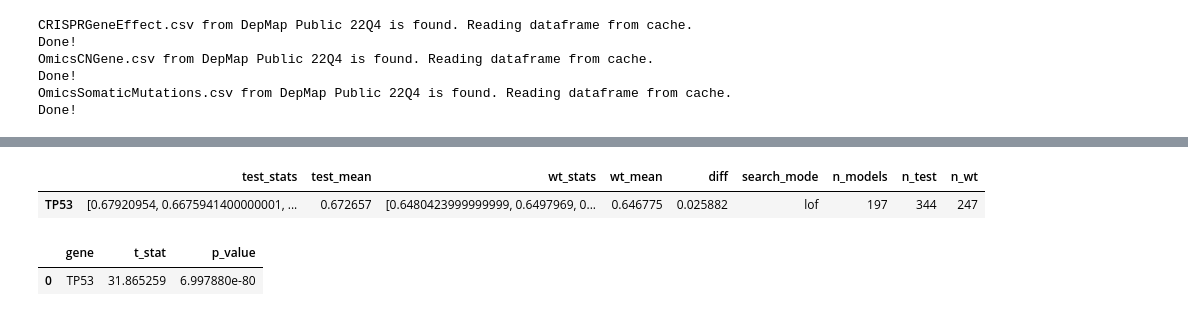
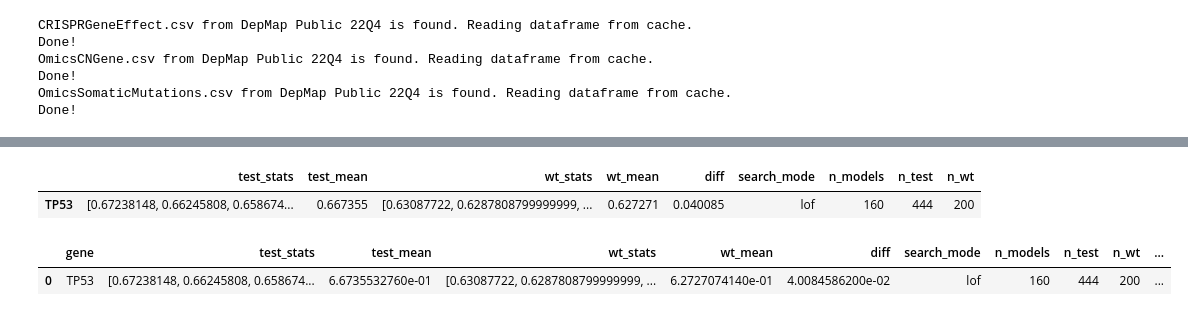
Before and after one commit to anderseng/proxbias, a Jupyter notebook: proxbias/notebooks/DepMap_PB_Driver_Scan_sample.ipynb, the cells around one changed output, grey strips where cells are left out. Saved outputs shown, nothing was run; the diff lists cells and outputs as text; code cells hidden in the pictures.

```diff
--- a/proxbias/notebooks/DepMap_PB_Driver_Scan_sample.ipynb
+++ b/proxbias/notebooks/DepMap_PB_Driver_Scan_sample.ipynb
@@ -39,5 +42,6 @@ res = compute_monte_carlo_stats(
     eval_function=genome_proximity_bias_score,
     eval_kwargs={"n_samples": 500, "n_trials": 200, "return_samples": False},
     n_workers=4,
+    cnv_cutoffs=(1.75, 2.25)
 )
 # %% [output]
@@ -48,42 +52,32 @@ Wall time: 3min 3s
 res.head()
 # %% [output]
 |  | test_stats | test_mean | wt_stats | wt_mean | diff | search_mode | n_models | n_test | n_wt |
-| TP53 | [0.67920954, 0.6675941400000001, ... | 0.672657 | [0.6480423999999999, 0.6497969, 0... | 0.646775 | 0.025882 | lof | 197 | 344 | 247 |
+| TP53 | [0.67238148, 0.66245808, 0.658674... | 0.667355 | [0.63087722, 0.6287808799999999, ... | 0.627271 | 0.040085 | lof | 160 | 444 | 200 |
 # %%
-from scipy import stats
+#write a function that performs a t-test for the bootstrap estimates
+def perform_t_test(df: pd.DataFrame) -> pd.DataFrame:
+    df = df.reset_index().rename(columns={'index': 'gene'})
 
-tp53_res = pd.read_csv("TP53_lof_bootstrap_results.csv").rename({"Unnamed: 0": "gene"}, axis=1)
-
-def perform_t_test(df: pd.DataFrame) -> pd.DataFrame:
-    results = []
+    # Initialize t_stat and p_value columns in the original DataFrame
+    df['t_stat'] = None
+    df['p_value'] = None
 
     for index, row in df.iterrows():
         test_stats = row['test_stats']
         wt_stats = row['wt_stats']
 
         # Perform the t-test
         t_stat, p_value = stats.ttest_ind(test_stats, wt_stats)
 
-        # Determine the gene identifier
-        if 'gene' in df.columns:
-            gene = row['gene']
-        else:
-            gene = index
+        # Assign t_stat and p_value to the respective columns in the DataFrame
+        df.at[index, 't_stat'] = t_stat
+        df.at[index, 'p_value'] = p_value
 
-        # Append results to list
-        results.append({
-            'gene': gene,
-            't_stat': t_stat,
-            'p_value': p_value
-        })
-
-    # Convert results to DataFrame
-    results_df = pd.DataFrame(results)
-    return results_df
-
+    return df
+pd.options.display.float_format = '{:.10e}'.format
 ttest=perform_t_test(res)
 ttest
 # %% [output]
-|  | gene | t_stat | p_value |
-| 0 | TP53 | 31.865259 | 6.997880e-80 |
+|  | gene | test_stats | test_mean | wt_stats | wt_mean | diff | search_mode | n_models | n_test | n_wt | ... |
+| 0 | TP53 | [0.67238148, 0.66245808, 0.658674... | 6.6735532760e-01 | [0.63087722, 0.6287808799999999, ... | 6.2727074140e-01 | 4.0084586200e-02 | lof | 160 | 444 | 200 | ... |
 # %%
```
Also changed, not shown: parts of 12 cells of this notebook, 4 other files.
